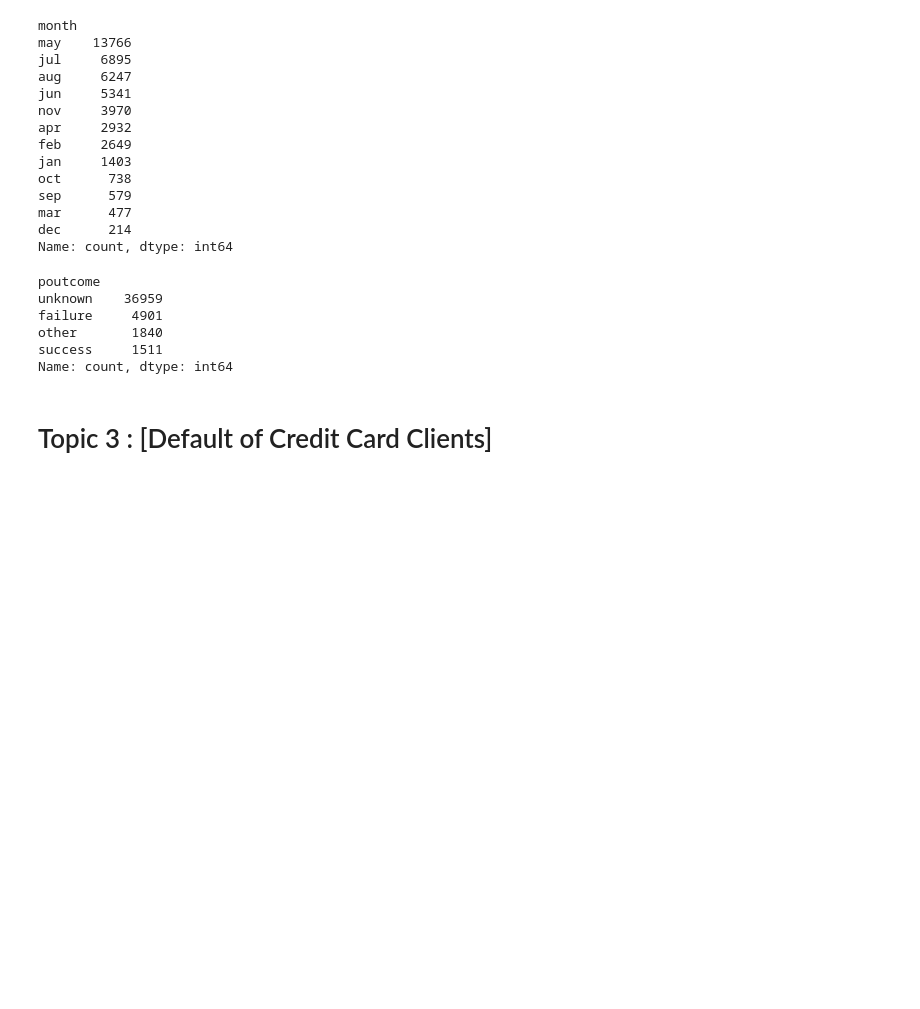
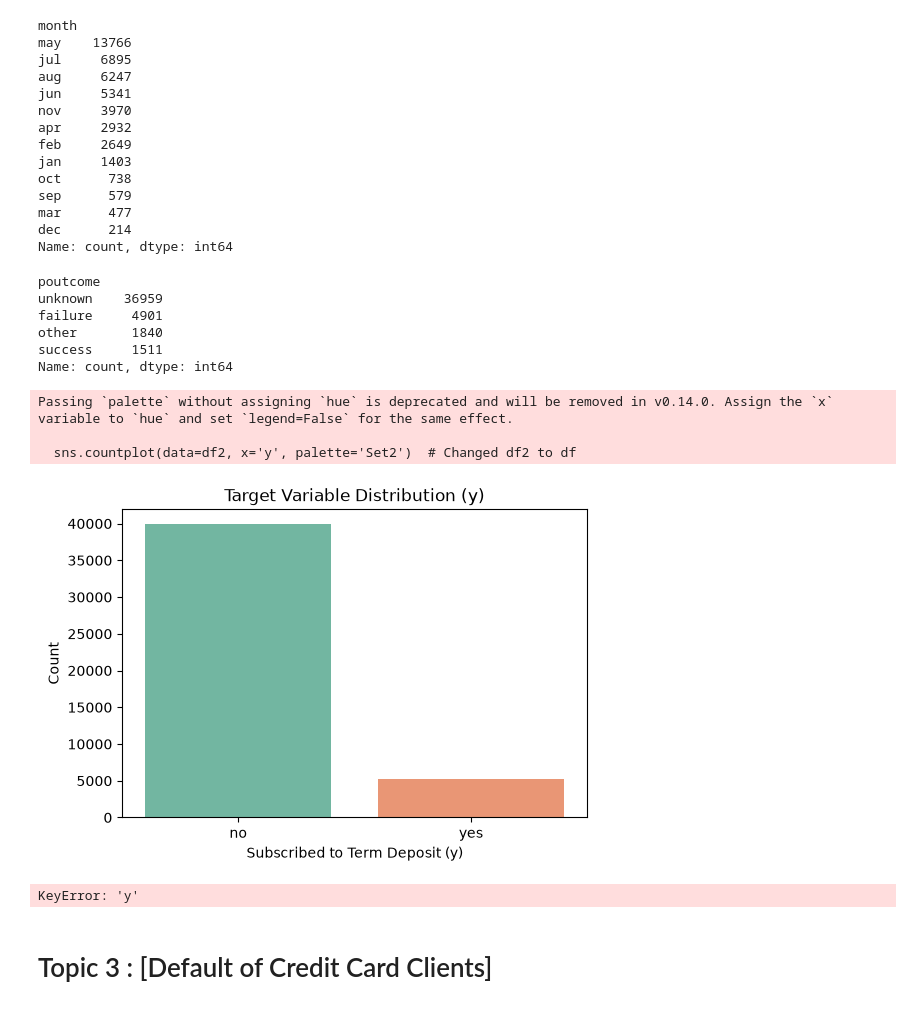
Before and after one commit to zah202raa-stack/labs, a Jupyter notebook: Capstone Project/1. Lightning Talk #1/lightning-talk-notebook.ipynb, the cells around one changed output. Saved outputs shown, nothing was run; the diff lists cells and outputs as text; code cells hidden in the pictures; blank space fills up the shorter version.

```diff
--- a/Capstone Project/1. Lightning Talk #1/lightning-talk-notebook.ipynb
+++ b/Capstone Project/1. Lightning Talk #1/lightning-talk-notebook.ipynb
@@ -935,4 +993,24 @@ failure     4901
 other       1840
 success     1511
 Name: count, dtype: int64
+# %%
+import matplotlib.pyplot as plt
+import seaborn as sns
+
+# Plot target distribution
+plt.figure(figsize=(6, 4))
+sns.countplot(data=df2, x='y', palette='Set2')  # Changed df2 to df
+plt.title('Target Variable Distribution (y)')
+plt.xlabel('Subscribed to Term Deposit (y)')
+plt.ylabel('Count')
+plt.show()
+
+# Class percentages
+print(df['y'].value_counts(normalize=True) * 100)
+# %% [output]
+Passing `palette` without assigning `hue` is deprecated and will be removed in v0.14.0. Assign the `x` variable to `hue` and set `legend=False` for the same effect.
+
+  sns.countplot(data=df2, x='y', palette='Set2')  # Changed df2 to df
+[figure, added]
+KeyError: 'y'
 # %%
```
Also changed, not shown: parts of 8 cells of this notebook.
